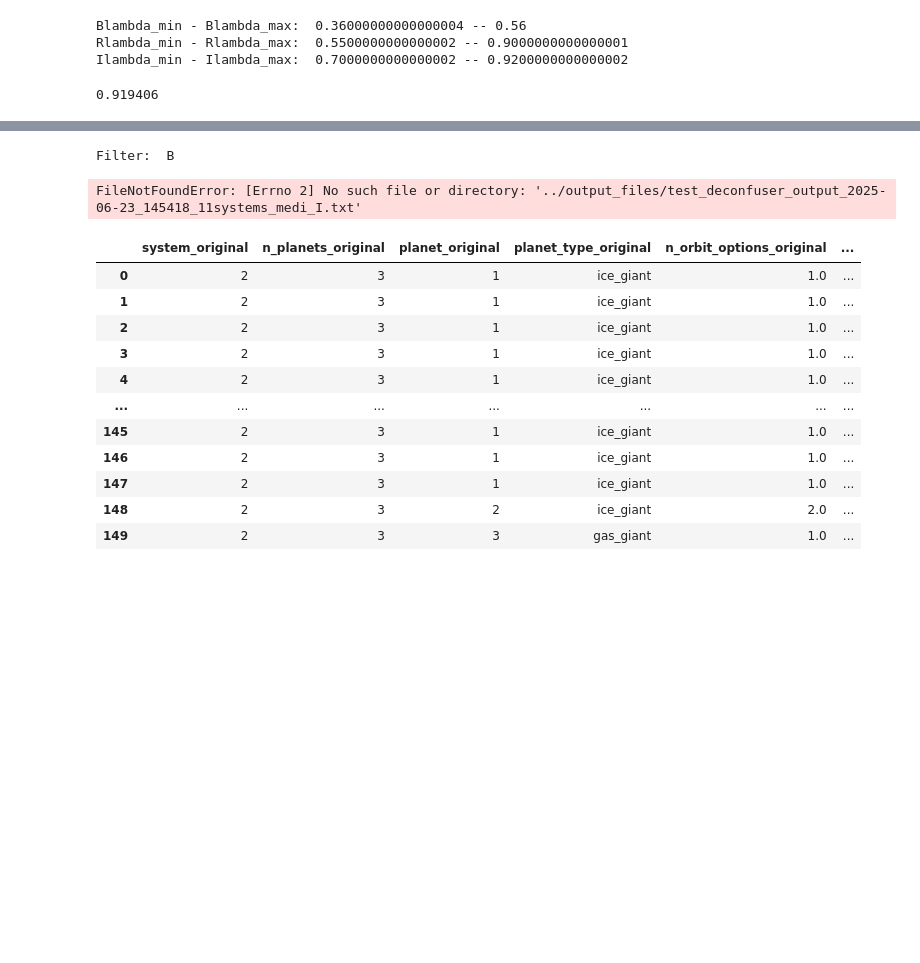
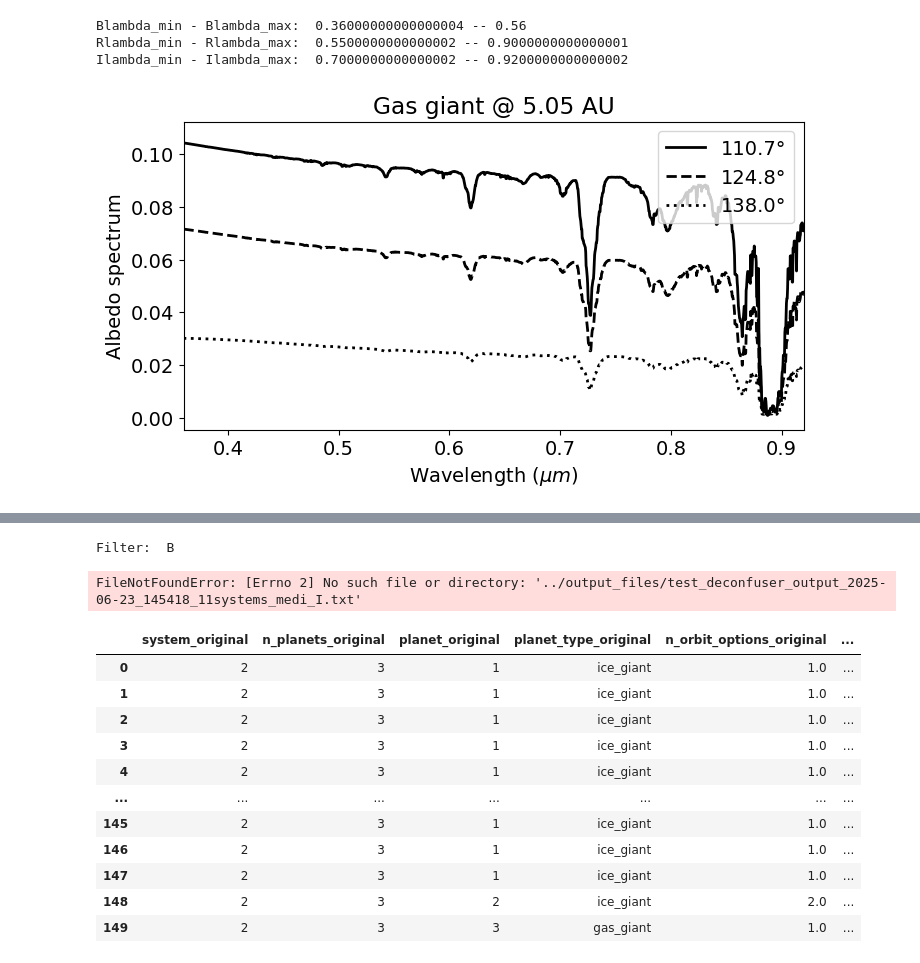
Before and after one commit to snhasler/deconfuser, a Jupyter notebook: photometry/test_color.ipynb, the cells around one changed output, grey strips where cells are left out. Drawn from its saved outputs; the diff is of its cells as text; code cells hidden in the pictures; blank space fills up the shorter version.

```diff
--- a/photometry/test_color.ipynb
+++ b/photometry/test_color.ipynb
@@ -490,9 +490,30 @@ Blambda_min - Blambda_max:  0.36000000000000004 -- 0.56
 Rlambda_min - Rlambda_max:  0.5500000000000002 -- 0.9000000000000001
 Ilambda_min - Ilambda_max:  0.7000000000000002 -- 0.9200000000000002
 # %%
-np.max(system.planets[0].band_fluxes[2]['planet_wavelength_in_filter'])
+fig, ax = plt.subplots(facecolor='none', figsize=(8,4))
+plt.plot(system.planets[0].wavelength[0], system.planets[0].Ag[0], c='k', label=f"{np.abs(system.planets[0].phase_angles[0]):.1f}°", linewidth=2)
+plt.plot(system.planets[0].wavelength[1], system.planets[0].Ag[1], c='k', linestyle='dashed', label=f"{np.abs(system.planets[0].phase_angles[1]):.1f}°",
+         linewidth=2)
+plt.plot(system.planets[0].wavelength[2], system.planets[0].Ag[2], c='k', linestyle='dotted', label=f"{np.abs(system.planets[0].phase_angles[2]):.1f}°",
+         linewidth=2)
+
+
+if system.planets[0].type == "gas_giant":
+    titlename = "Gas giant"
+if system.planets[0].type == "ice_giant":
+    titlename = "Ice giant"
+if system.planets[0].type == "rocky":
+    titlename = "Rocky"
+
+plt.ylabel(f"Albedo spectrum")
+plt.xlabel("Wavelength ($\mu m$)")
+plt.legend()
+plt.title(f"{titlename} @ {system.planets[0].a:.2f} AU")
+
+plt.xlim(0.36, 0.92)
+plt.show()
 # %% [output]
-0.919406
+[figure, added]
 # %%
 # Plotting example
 linestyles = ['solid', 'dashed', 'dotted']
```
Also changed, not shown: parts of 8 cells of this notebook, 1 other file.
